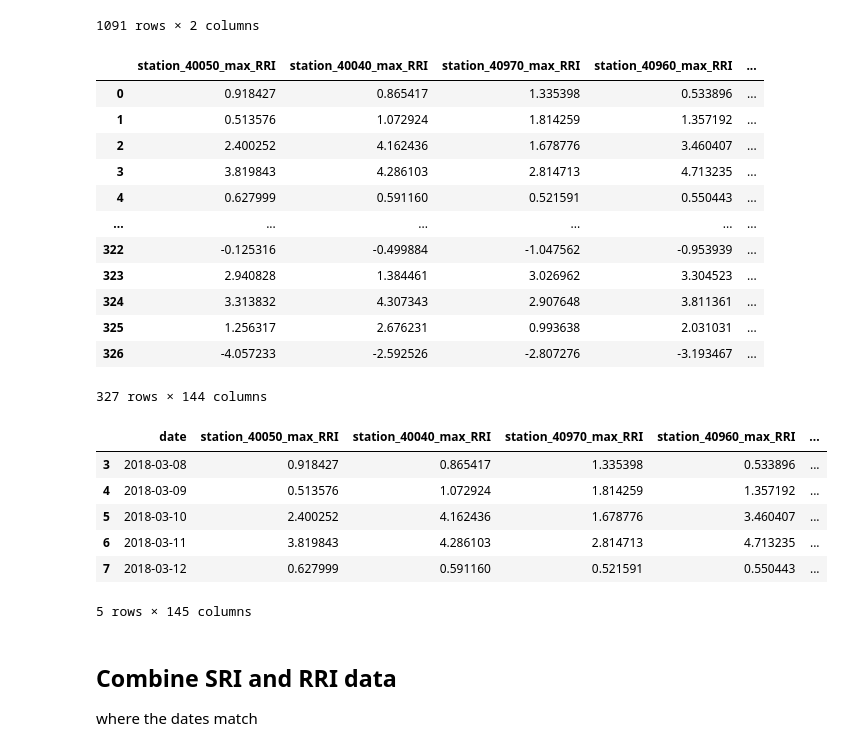
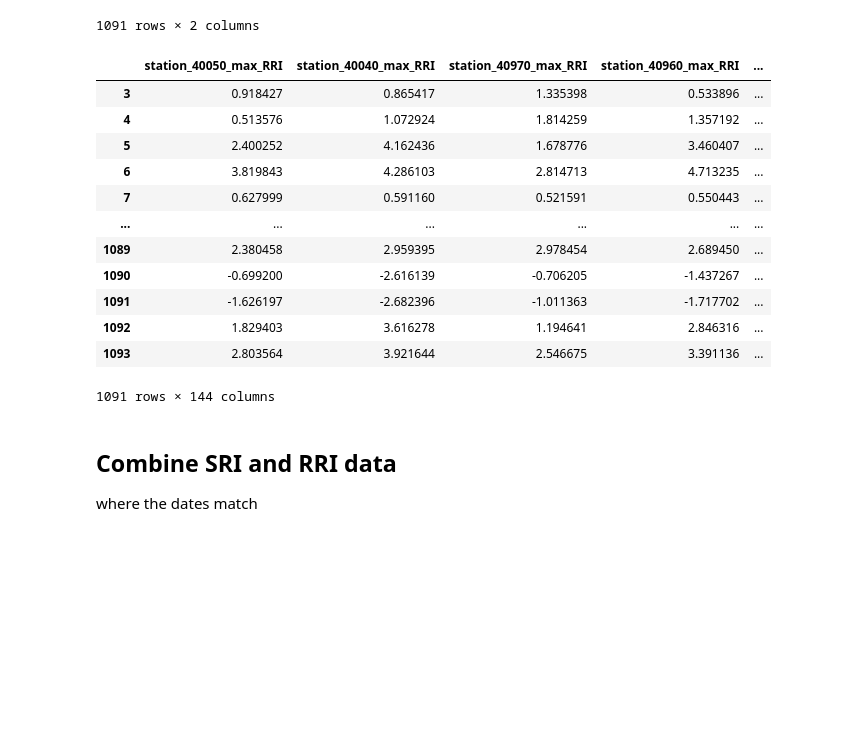
Before and after one commit to amandakhoo/data4all-team6, a Jupyter notebook: Reformatting Data for Model Building.ipynb, the cells around one changed output. Drawn from its saved outputs; the diff is of its cells as text; code cells hidden in the pictures; blank space fills up the shorter version.

```diff
--- a/Reformatting Data for Model Building.ipynb
+++ b/Reformatting Data for Model Building.ipynb
@@ -272,35 +287,24 @@ pd.read_csv('/Users/amandakhoo/code/data4all-team6/data/RRI/station_40050_RRI.cs
 1091 rows × 2 columns
 # %%
 #next: check each file for nan values after dropping nans
-# %%
-column_data_df = pd.DataFrame(column_data_rri).T
-column_data_df.columns = column_names_rri
-# %% [output]
-|  | station_40050_max_RRI | station_40040_max_RRI | station_40970_max_RRI | station_40960_max_RRI | ... |
-| 0 | 0.918427 | 0.865417 | 1.335398 | 0.533896 | ... |
-| 1 | 0.513576 | 1.072924 | 1.814259 | 1.357192 | ... |
-| 2 | 2.400252 | 4.162436 | 1.678776 | 3.460407 | ... |
-| 3 | 3.819843 | 4.286103 | 2.814713 | 4.713235 | ... |
-| 4 | 0.627999 | 0.591160 | 0.521591 | 0.550443 | ... |
-| ... | ... | ... | ... | ... | ... |
-| 322 | -0.125316 | -0.499884 | -1.047562 | -0.953939 | ... |
-| 323 | 2.940828 | 1.384461 | 3.026962 | 3.304523 | ... |
-| 324 | 3.313832 | 4.307343 | 2.907648 | 3.811361 | ... |
-| 325 | 1.256317 | 2.676231 | 0.993638 | 2.031031 | ... |
-| 326 | -4.057233 | -2.592526 | -2.807276 | -3.193467 | ... |
-327 rows × 144 columns
 # %%
 RRI.to_csv('/Users/amandakhoo/code/data4all-team6/data/daily_RRI.csv')
 # %%
-RRI.head()
+RRI.loc[:,RRI.columns != 'date']
 # %% [output]
-|  | date | station_40050_max_RRI | station_40040_max_RRI | station_40970_max_RRI | station_40960_max_RRI | ... |
-| 3 | 2018-03-08 | 0.918427 | 0.865417 | 1.335398 | 0.533896 | ... |
-| 4 | 2018-03-09 | 0.513576 | 1.072924 | 1.814259 | 1.357192 | ... |
-| 5 | 2018-03-10 | 2.400252 | 4.162436 | 1.678776 | 3.460407 | ... |
-| 6 | 2018-03-11 | 3.819843 | 4.286103 | 2.814713 | 4.713235 | ... |
-| 7 | 2018-03-12 | 0.627999 | 0.591160 | 0.521591 | 0.550443 | ... |
+|  | station_40050_max_RRI | station_40040_max_RRI | station_40970_max_RRI | station_40960_max_RRI | ... |
+| 3 | 0.918427 | 0.865417 | 1.335398 | 0.533896 | ... |
+| 4 | 0.513576 | 1.072924 | 1.814259 | 1.357192 | ... |
+| 5 | 2.400252 | 4.162436 | 1.678776 | 3.460407 | ... |
+| 6 | 3.819843 | 4.286103 | 2.814713 | 4.713235 | ... |
+| 7 | 0.627999 | 0.591160 | 0.521591 | 0.550443 | ... |
+| ... | ... | ... | ... | ... | ... |
+| 1089 | 2.380458 | 2.959395 | 2.978454 | 2.689450 | ... |
+| 1090 | -0.699200 | -2.616139 | -0.706205 | -1.437267 | ... |
+| 1091 | -1.626197 | -2.682396 | -1.011363 | -1.717702 | ... |
+| 1092 | 1.829403 | 3.616278 | 1.194641 | 2.846316 | ... |
+| 1093 | 2.803564 | 3.921644 | 2.546675 | 3.391136 | ... |
-5 rows × 145 columns
+1091 rows × 144 columns
 # %% [markdown]
 ## Combine SRI and RRI data
 where the dates match
```
Also changed, not shown: parts of 1 cell of this notebook, 2 other files.
